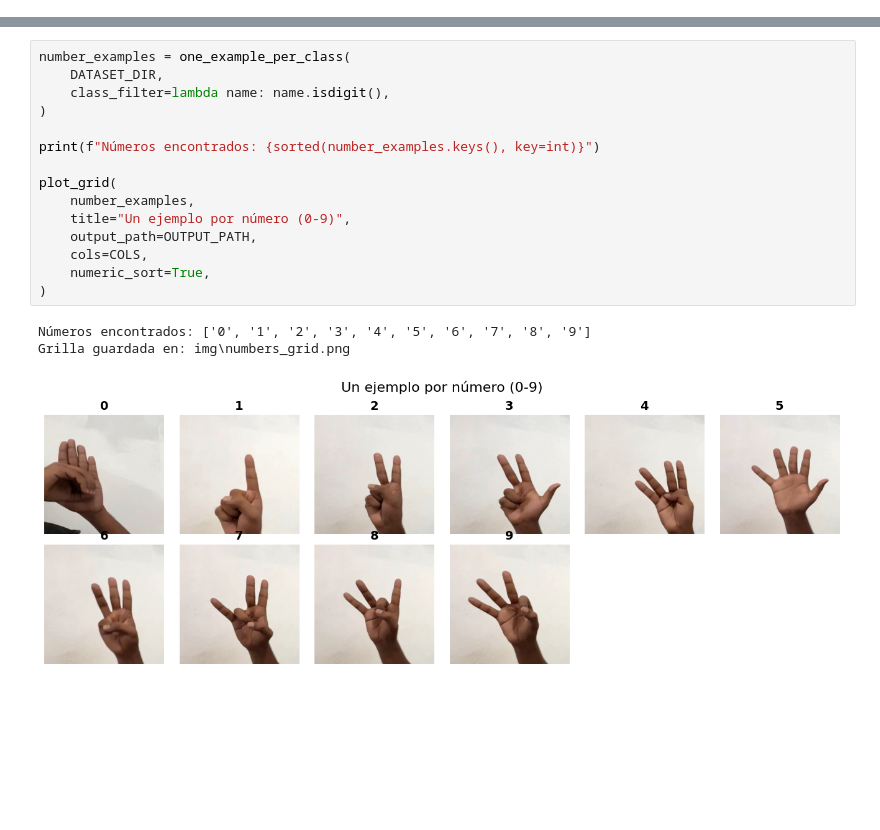
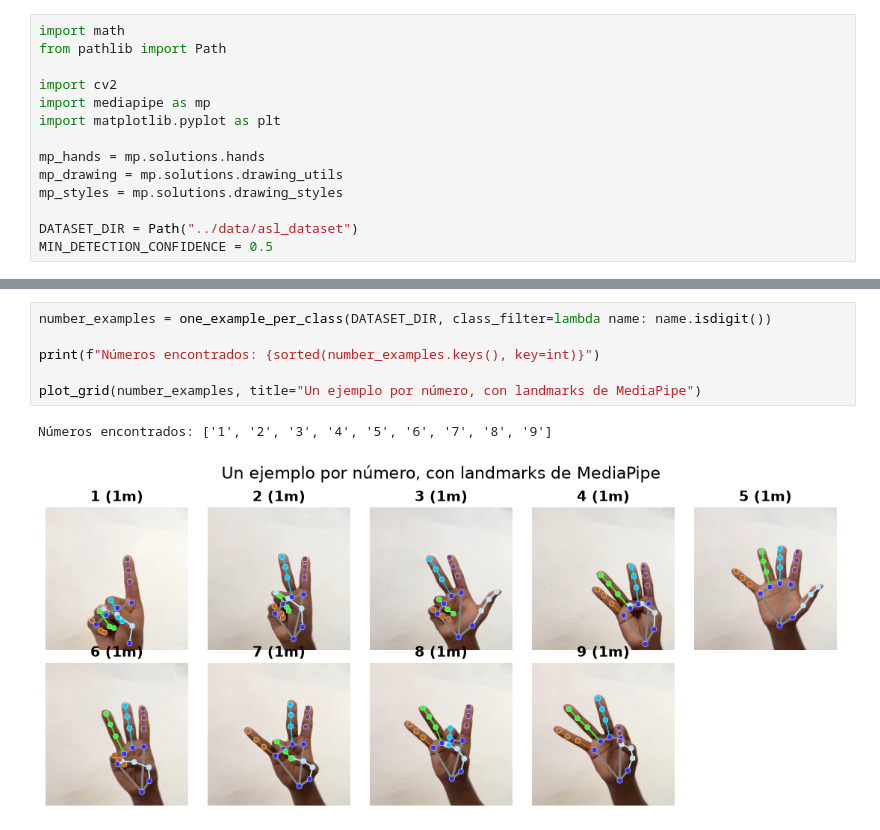
Before and after one commit to Consolo0/Traductor-Lenguaje-de-Se-as, a Jupyter notebook: notebooks/numbers_grid.ipynb, the cells around one changed output, grey strips where cells are left out. Cells and saved outputs as stored; diff of their text form; blank space fills up the shorter version.

Commit message:
feat: numbers grid with mediapipe hand drawn

```diff
--- a/notebooks/numbers_grid.ipynb
+++ b/notebooks/numbers_grid.ipynb
@@ -16,2 +7,16 @@ COLS = 6
+# %%
+import math
+from pathlib import Path
+
+import cv2
+import mediapipe as mp
+import matplotlib.pyplot as plt
+
+mp_hands = mp.solutions.hands
+mp_drawing = mp.solutions.drawing_utils
+mp_styles = mp.solutions.drawing_styles
+
+DATASET_DIR = Path("../data/asl_dataset")
+MIN_DETECTION_CONFIDENCE = 0.5
 # %%
 def one_example_per_class(dataset_dir: Path, class_filter):
@@ -69,20 +86,10 @@ def plot_grid(examples: dict, title: str, output_path: Path, cols: int = 6, nume
     plt.show()
 # %%
-number_examples = one_example_per_class(
-    DATASET_DIR,
-    class_filter=lambda name: name.isdigit(),
-)
+number_examples = one_example_per_class(DATASET_DIR, class_filter=lambda name: name.isdigit())
 
 print(f"Números encontrados: {sorted(number_examples.keys(), key=int)}")
 
-plot_grid(
-    number_examples,
-    title="Un ejemplo por número (0-9)",
-    output_path=OUTPUT_PATH,
-    cols=COLS,
-    numeric_sort=True,
-)
+plot_grid(number_examples, title="Un ejemplo por número, con landmarks de MediaPipe")
 # %% [output]
-Números encontrados: ['0', '1', '2', '3', '4', '5', '6', '7', '8', '9']
-Grilla guardada en: img\numbers_grid.png
+Números encontrados: ['1', '2', '3', '4', '5', '6', '7', '8', '9']
-[figure, old version]
+[figure, new version]
```
Also changed, not shown: parts of 4 cells of this notebook.
